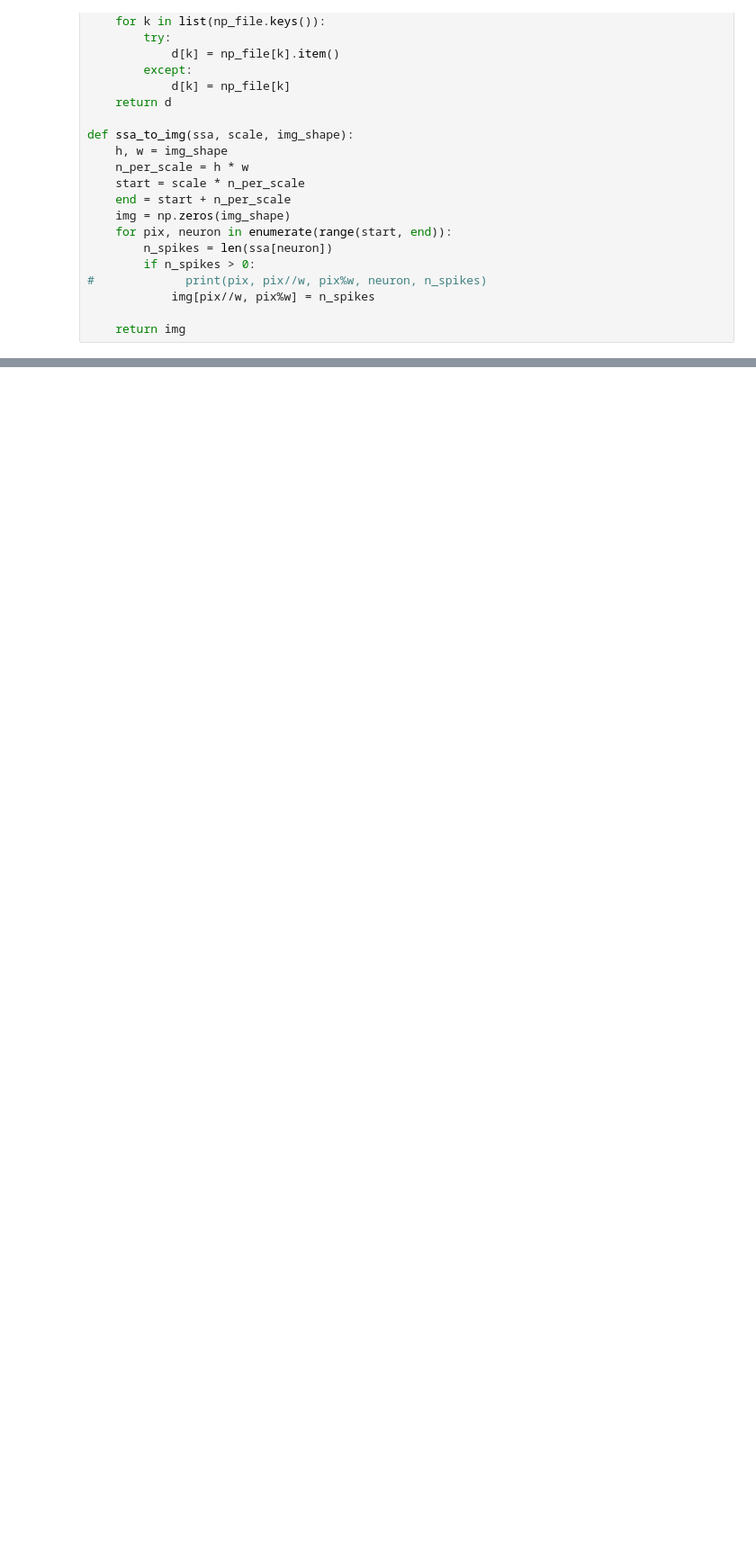
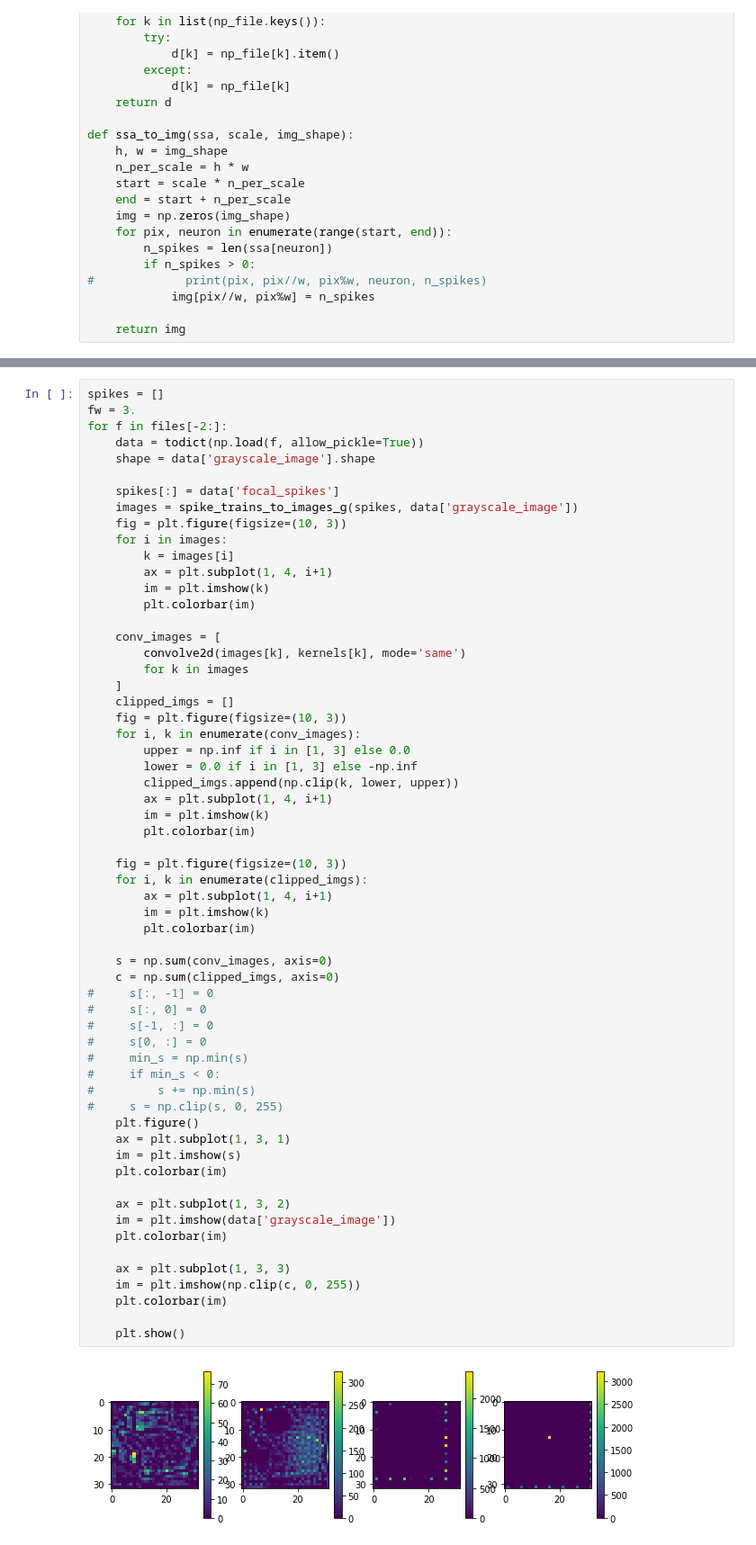
Before and after one commit to chanokin/convert_to_roc, a Jupyter notebook: test_read_cifar10.ipynb, the cells around one changed output, grey strips where cells are left out. Shown: that part at 90% size. Drawn from its saved outputs; the diff is of its cells as text; blank space fills up the shorter version.

```diff
--- a/test_read_cifar10.ipynb
+++ b/test_read_cifar10.ipynb
@@ -77,0 +52,62 @@ ValueError: operands could not be broadcast together with shapes (30,30) (22,22)
+# %%
+spikes = []
+fw = 3.
+for f in files[-2:]:
+    data = todict(np.load(f, allow_pickle=True))
+    shape = data['grayscale_image'].shape
+
+    spikes[:] = data['focal_spikes']
+    images = spike_trains_to_images_g(spikes, data['grayscale_image'])
+    fig = plt.figure(figsize=(10, 3))
+    for i in images:
+        k = images[i]
+        ax = plt.subplot(1, 4, i+1)
+        im = plt.imshow(k)
+        plt.colorbar(im)
+
+    conv_images = [
+        convolve2d(images[k], kernels[k], mode='same')
+        for k in images
+    ]
+    clipped_imgs = []
+    fig = plt.figure(figsize=(10, 3))
+    for i, k in enumerate(conv_images):
+        upper = np.inf if i in [1, 3] else 0.0
+        lower = 0.0 if i in [1, 3] else -np.inf
+        clipped_imgs.append(np.clip(k, lower, upper))
+        ax = plt.subplot(1, 4, i+1)
+        im = plt.imshow(k)
+        plt.colorbar(im)
+
+    fig = plt.figure(figsize=(10, 3))
+    for i, k in enumerate(clipped_imgs):
+        ax = plt.subplot(1, 4, i+1)
+        im = plt.imshow(k)
+        plt.colorbar(im)
+
+    s = np.sum(conv_images, axis=0)
+    c = np.sum(clipped_imgs, axis=0)
+#     s[:, -1] = 0
+#     s[:, 0] = 0
+#     s[-1, :] = 0
+#     s[0, :] = 0
+#     min_s = np.min(s)
+#     if min_s < 0:
+#         s += np.min(s)
+#     s = np.clip(s, 0, 255)
+    plt.figure()
+    ax = plt.subplot(1, 3, 1)
+    im = plt.imshow(s)
+    plt.colorbar(im)
+
+    ax = plt.subplot(1, 3, 2)
+    im = plt.imshow(data['grayscale_image'])
+    plt.colorbar(im)
+
+    ax = plt.subplot(1, 3, 3)
+    im = plt.imshow(np.clip(c, 0, 255))
+    plt.colorbar(im)
+
+    plt.show()
+# %% [output]
+[figure, added]
```
Also changed, not shown: parts of 6 cells of this notebook, 3 other files.
